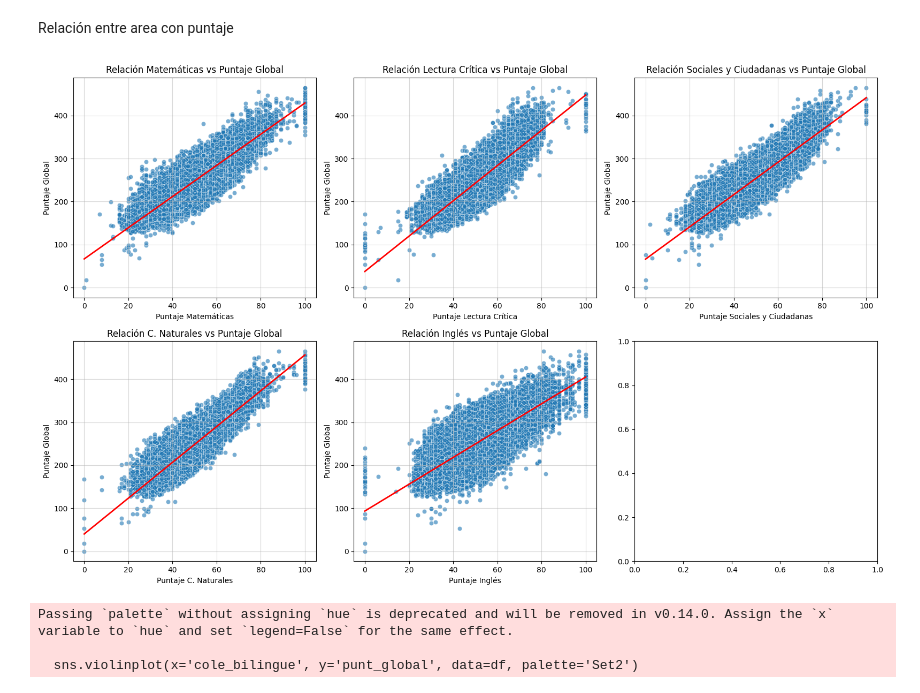
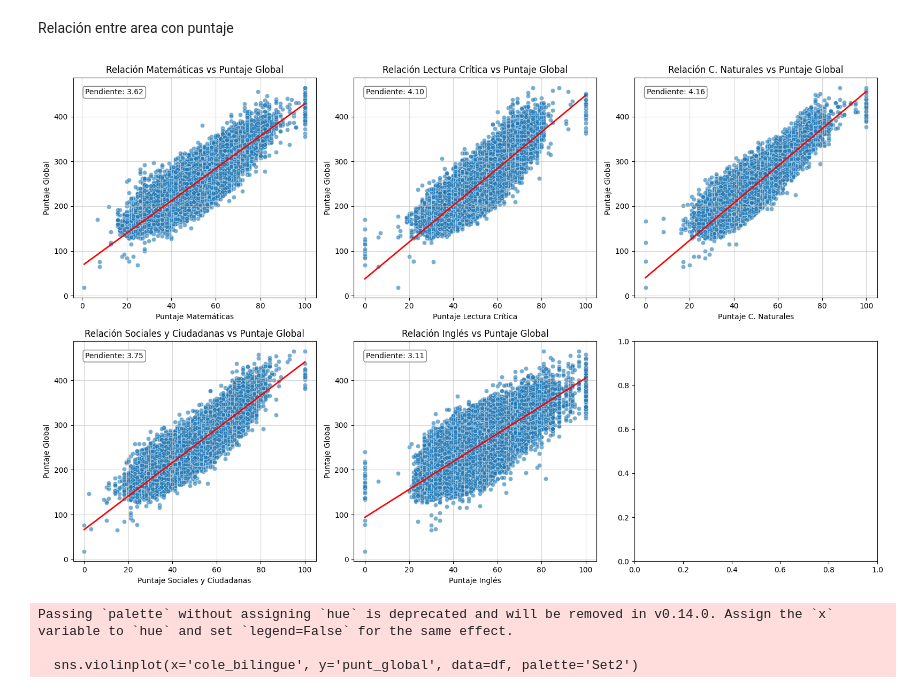
Before and after one commit to Marcocruz88/Repositoriopro3, a Jupyter notebook: Soporte3_analisisexploratorio.ipynb, the cells around one changed output. Saved outputs shown, nothing was run; the diff lists cells and outputs as text; code cells hidden in the pictures.

Commit message:
actualización de gráficos

```diff
--- a/Soporte3_analisisexploratorio.ipynb
+++ b/Soporte3_analisisexploratorio.ipynb
@@ -6,6 +6,6 @@ import matplotlib.lines as mlines
 import seaborn as sns
 import numpy as np
 # %%
-df=pd.read_csv("sindummieslimpioprimera.csv")
+df=pd.read_csv("sindummieslimpio.csv")
 df.columns
 # %% [output]
@@ -74,28 +111,40 @@ plt.show()
 # %% [markdown]
 Relación entre area con puntaje
 # %%
+import numpy as np
+
 # Configurar el tamaño de la figura y la distribución de los subgráficos
 fig, axes = plt.subplots(2, 3, figsize=(16, 10))
 axes = axes.flatten()
 
 # Listar las áreas para iterar
-areas = ['punt_matematicas', 'punt_lectura_critica', 'punt_sociales_ciudadanas', 'punt_c_naturales', 'punt_ingles']
-titles = ['Matemáticas', 'Lectura Crítica', 'Sociales y Ciudadanas', 'C. Naturales', 'Inglés']
+areas = ['punt_matematicas', 'punt_lectura_critica','punt_c_naturales',  'punt_sociales_ciudadanas', 'punt_ingles']
+titles = ['Matemáticas', 'Lectura Crítica', 'C. Naturales','Sociales y Ciudadanas', 'Inglés']
 
 # Crear un scatterplot con línea de tendencia para cada área
 for i, area in enumerate(areas):
+    # Calcular la pendiente de la línea de regresión
+    slope, intercept = np.polyfit(df[area], df['punt_global'], 1)
+
+    # Graficar scatterplot y línea de tendencia
     sns.scatterplot(ax=axes[i], x=df[area], y=df['punt_global'], alpha=0.6)
     sns.regplot(ax=axes[i], x=df[area], y=df['punt_global'], scatter=False, color='red', ci=None, line_kws={"linewidth": 2})
+
+    # Título y etiquetas
     axes[i].set_title(f'Relación {titles[i]} vs Puntaje Global', fontsize=12)
     axes[i].set_xlabel(f'Puntaje {titles[i]}', fontsize=10)
     axes[i].set_ylabel('Puntaje Global', fontsize=10)
     axes[i].grid(alpha=0.5)
 
+    # Agregar el valor de la pendiente al gráfico
+    axes[i].text(0.05, 0.95, f'Pendiente: {slope:.2f}', transform=axes[i].transAxes, fontsize=10,
+                 verticalalignment='top', bbox=dict(boxstyle='round,pad=0.3', edgecolor='gray', facecolor='white'))
+
 # Ajustar los espacios entre los gráficos
 plt.tight_layout()
 plt.show()
 # %% [output]
-[figure, old version]
+[figure, new version]
 # %%
 # Crear un diagrama de violín para puntaje global según si el colegio es bilingüe
 plt.figure(figsize=(10, 6))
```
Also changed, not shown: parts of 5 cells of this notebook.
